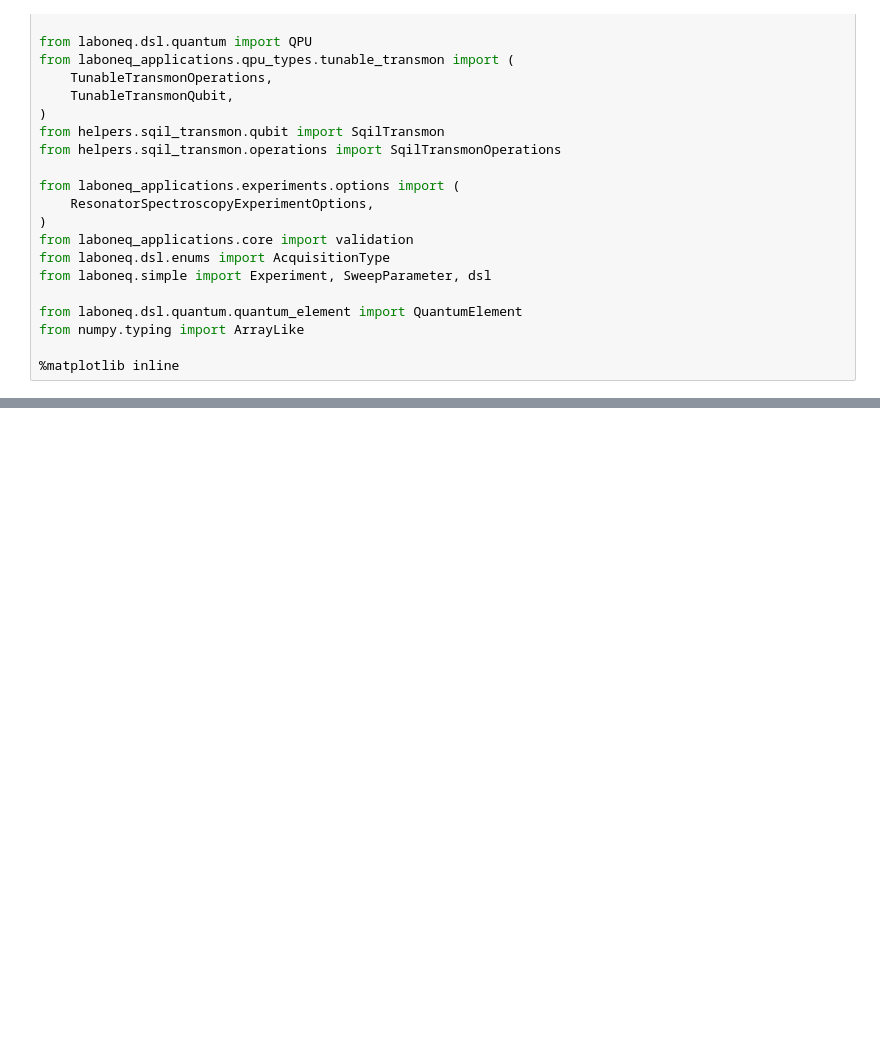
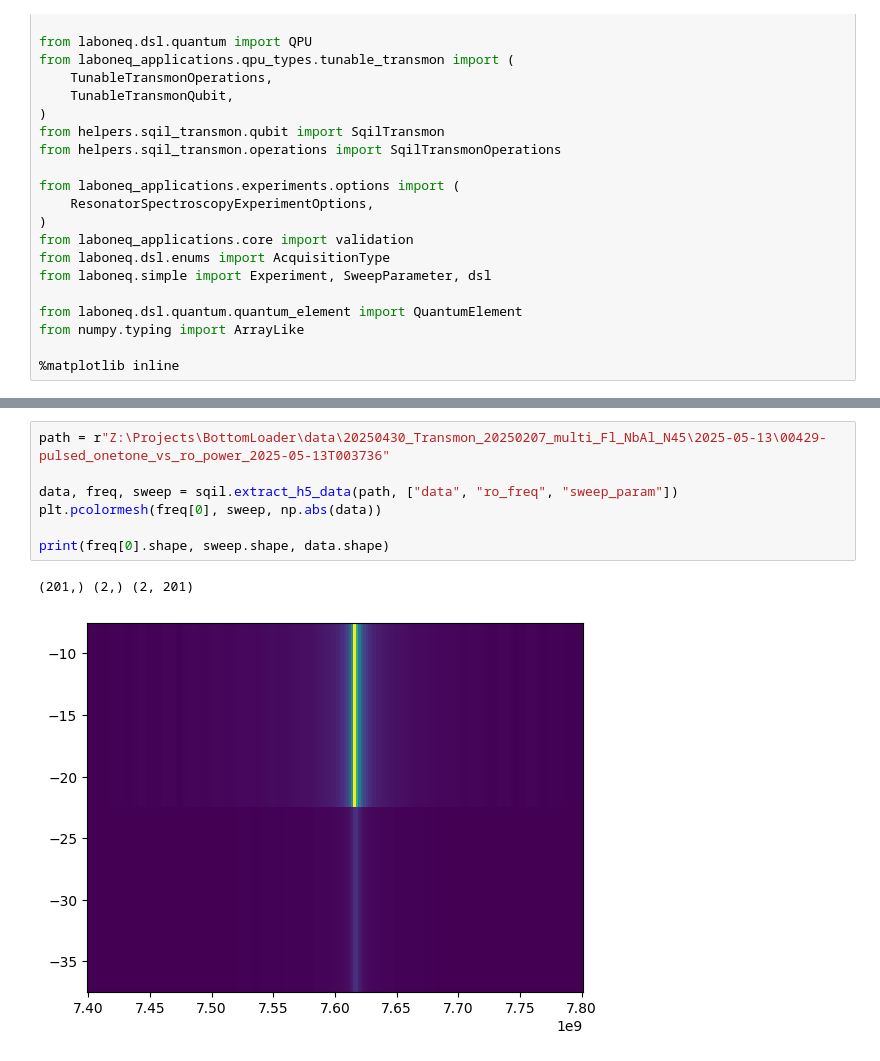
Before and after one commit to SQIL-EPFL/sqil-experiments, a Jupyter notebook: measurements/measure.ipynb, the cells around one changed output, grey strips where cells are left out. Saved outputs shown, nothing was run; the diff lists cells and outputs as text; blank space fills up the shorter version.

```diff
--- a/measurements/measure.ipynb
+++ b/measurements/measure.ipynb
@@ -146,0 +68,10 @@ print("Data successfully added to DataDict")
+# %%
+path = r"Z:\Projects\BottomLoader\data\20250430_Transmon_20250207_multi_Fl_NbAl_N45\2025-05-13\00429-pulsed_onetone_vs_ro_power_2025-05-13T003736"
+
+data, freq, sweep = sqil.extract_h5_data(path, ["data", "ro_freq", "sweep_param"])
+plt.pcolormesh(freq[0], sweep, np.abs(data))
+
+print(freq[0].shape, sweep.shape, data.shape)
+# %% [output]
+(201,) (2,) (2, 201)
+[figure, added]
```
Also changed, not shown: parts of 6 cells of this notebook, 2 other files.
